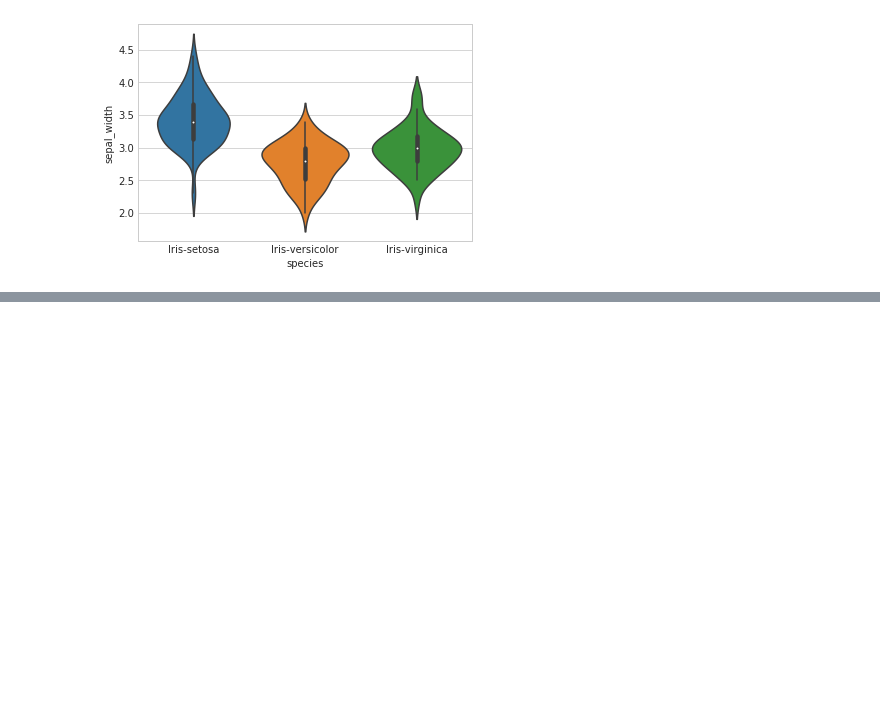
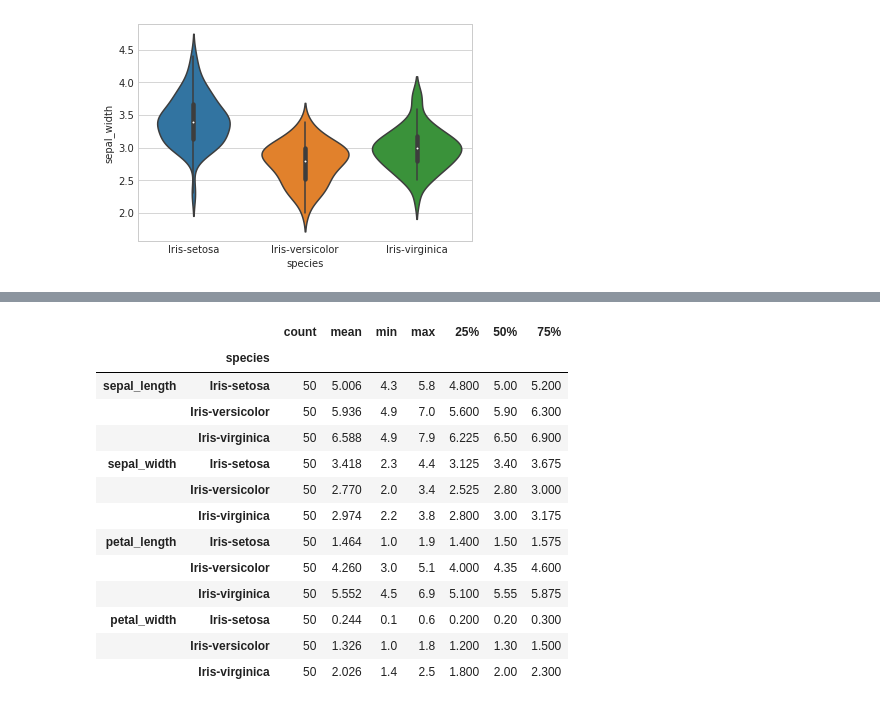
Before and after one commit to 3Thiago/Data-Science-Analtyics, a Jupyter notebook: IrisDataAnaysis.ipynb, the cells around one changed output, grey strips where cells are left out. Saved outputs shown, nothing was run; the diff lists cells and outputs as text; code cells hidden in the pictures; blank space fills up the shorter version.

```diff
--- a/IrisDataAnaysis.ipynb
+++ b/IrisDataAnaysis.ipynb
@@ -104,0 +173,21 @@ with sb.axes_style('whitegrid'):
+# %%
+#This is an alternative solution
+iris_new = [iris.pivot( columns ="species").count(),iris.pivot(columns ="species").mean(),iris.pivot(columns ="species").min(),iris.pivot(columns ="species").max(),iris.pivot(columns ="species").quantile(0.25),iris.pivot(columns ="species").quantile(0.5),iris.pivot(columns ="species").quantile(0.75)]
+result = pd.concat(iris_new,axis =1,)
+result.columns = ['count', 'mean','min','max','25%','50%', '75%']
+result
+# %% [output]
+|  |  | count | mean | min | max | 25% | 50% | 75% |
+|  | species |  |  |  |  |  |  |  |
+| sepal_length | Iris-setosa | 50 | 5.006 | 4.3 | 5.8 | 4.800 | 5.00 | 5.200 |
+|  | Iris-versicolor | 50 | 5.936 | 4.9 | 7.0 | 5.600 | 5.90 | 6.300 |
+|  | Iris-virginica | 50 | 6.588 | 4.9 | 7.9 | 6.225 | 6.50 | 6.900 |
+| sepal_width | Iris-setosa | 50 | 3.418 | 2.3 | 4.4 | 3.125 | 3.40 | 3.675 |
+|  | Iris-versicolor | 50 | 2.770 | 2.0 | 3.4 | 2.525 | 2.80 | 3.000 |
+|  | Iris-virginica | 50 | 2.974 | 2.2 | 3.8 | 2.800 | 3.00 | 3.175 |
+| petal_length | Iris-setosa | 50 | 1.464 | 1.0 | 1.9 | 1.400 | 1.50 | 1.575 |
+|  | Iris-versicolor | 50 | 4.260 | 3.0 | 5.1 | 4.000 | 4.35 | 4.600 |
+|  | Iris-virginica | 50 | 5.552 | 4.5 | 6.9 | 5.100 | 5.55 | 5.875 |
+| petal_width | Iris-setosa | 50 | 0.244 | 0.1 | 0.6 | 0.200 | 0.20 | 0.300 |
+|  | Iris-versicolor | 50 | 1.326 | 1.0 | 1.8 | 1.200 | 1.30 | 1.500 |
+|  | Iris-virginica | 50 | 2.026 | 1.4 | 2.5 | 1.800 | 2.00 | 2.300 |
```
Also changed, not shown: parts of 3 cells of this notebook.
